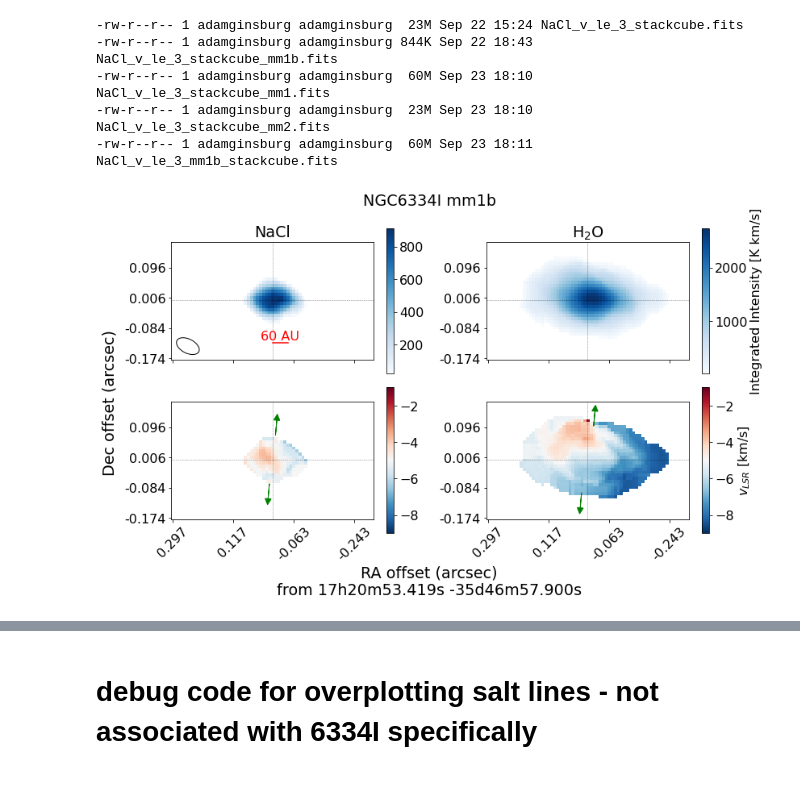
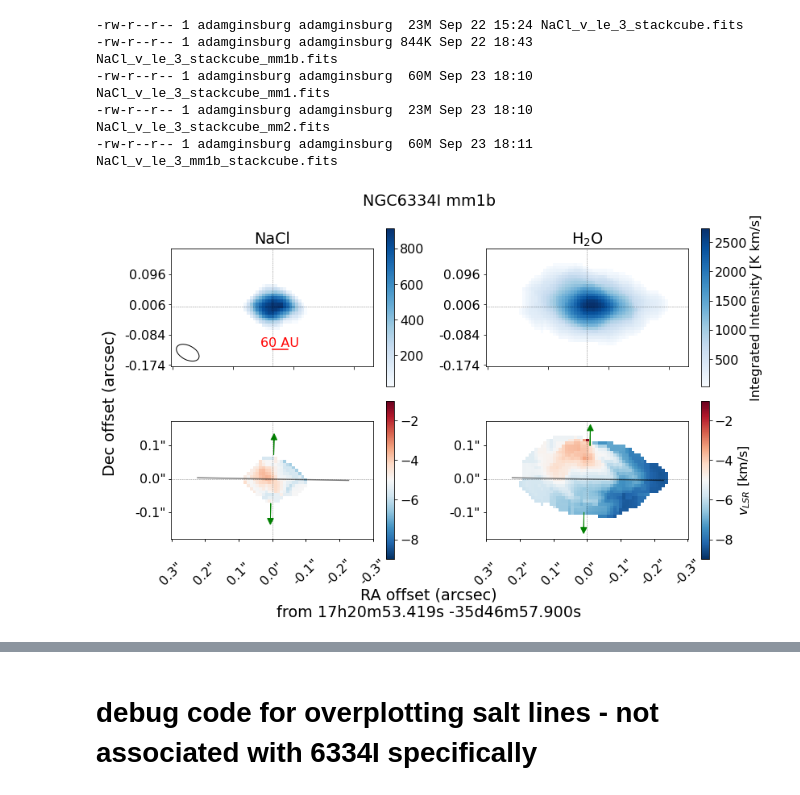
Before and after one commit to keflavich/saltmining, a Jupyter notebook: notebooks/SanhuezaN6334I.ipynb, the cells around one changed output, grey strips where cells are left out. Saved outputs shown, nothing was run; the diff lists cells and outputs as text; code cells hidden in the pictures.

```diff
--- a/notebooks/SanhuezaN6334I.ipynb
+++ b/notebooks/SanhuezaN6334I.ipynb
@@ -1227,7 +1227,7 @@ import pvextractor
 # %% [markdown]
 Brogan 2018 shows the outflow is nearly straight N/S
 # %%
-pathmm1angle = 270*u.deg
+pathmm1angle = 269*u.deg
 pathmm1 = pvextractor.Path(coordinates.SkyCoord([mm1b[0].center.directional_offset_by(pathmm1angle,0.25*u.arcsec, ),
                                                  mm1b[0].center.directional_offset_by(pathmm1angle+180*u.deg,0.25*u.arcsec, )]))
 pvmm1 = pvextractor.extract_pv_slice(stackcmm1b, pathmm1)
@@ -1361,12 +1361,12 @@ ax2.set_title("H$_2$O")
 cb2 = pl.colorbar(mappable=im2)
 cb2.set_label("Integrated Intensity [K km/s]")
 
-ax3 = pl.subplot(2,2,3, )#projection=m1.wcs)
+ax3 = pl.subplot(2,2,3, projection=m1.wcs)
 im3 = ax3.imshow(m1.value, cmap='RdBu_r', origin='lower',  vmin=vmin, vmax=vmax)
 pl.colorbar(mappable=im3)
 
 
-ax4 = pl.subplot(2,2,4, )#projection=m1h2omm1.wcs)
+ax4 = pl.subplot(2,2,4, projection=m1h2o.wcs)
 im4 = ax4.imshow(m1h2o.value, cmap='RdBu_r', origin='lower', vmin=vmin, vmax=vmax)
 cb4 = pl.colorbar(mappable=im4)
 cb4.set_label("$v_{LSR}$ [km/s]")
@@ -1396,52 +1396,84 @@ for ax_ in (ax1,ax2,ax3,ax4):
 
     ax_.axis(axlims)
 
+
 for ax_ in (ax1,ax2):
     ax_.set_xticklabels([])
+
+for ax_ in (ax3, ax4):
+    ra = ax_.coords['ra']
+    ra.set_auto_axislabel(False)
+    dec = ax_.coords['dec']
+    ra.set_coord_type('longitude', 180)
+    overlay = ax_.get_coords_overlay(offset_loc.skyoffset_frame())
+    ra.set_ticklabel_visible(False)
+    dec.set_ticklabel_visible(False)
+    ra.set_ticks_visible(False)
+    dec.set_ticks_visible(False)
+
+    lon = overlay['lon']
+    lon.set_coord_type('longitude', 180)
+    lon.set_format_unit(u.arcsec)
+    lon.set_ticklabel(rotation=45, pad=40)
+    lon.set_ticks_position('b')
+    lon.set_ticklabel_position('b')
+    lon.set_axislabel_position('b')
+    lon.set_axislabel(" ")
+    lon.set_ticks(spacing=0.1*u.arcsec)
+    lat = overlay['lat']
+    lat.set_format_unit(u.arcsec)
+    lat.set_ticklabel()
+    lat.set_ticks_position('l')
+    lat.set_ticklabel_position('l')
+    lat.set_axislabel_position('l')
+    lat.set_axislabel(" ")
 
 
 # this is all kinda wrong; I drew a line on the figure but it doesn't trace Brogan+
 # so instead we're just using approximate...
 outflow_bottom = SkyCoord("17:20:53.4205024071", "-35:46:58.0133617468", frame='icrs', unit=(u.h, u.deg))
 outflow_top = SkyCoord("17:20:53.4158639158", "-35:46:57.8108762201", frame='icrs', unit=(u.h, u.deg))
-angle = 175*u.deg
+angle = 179*u.deg
 dl = 5
 dx = np.sin(angle)*dl
 dy = np.cos(angle)*dl
-ax3.arrow(xc+1, yc+8, dx, -dy, head_width=2, head_length=2, color='green')
-ax3.arrow(xc-1, yc-8, -dx, dy, head_width=2, head_length=2, color='green')
-ax4.arrow(xc+2, yc+11, dx, -dy, head_width=2, head_length=2, color='green')
-ax4.arrow(xc-2, yc-11, -dx, dy, head_width=2, head_length=2, color='green')
+ax3.arrow(xc+0.5, yc+8, dx, -dy, head_width=2, head_length=2, color='green')
+ax3.arrow(xc-0.5, yc-8, -dx, dy, head_width=2, head_length=2, color='green')
+ax4.arrow(xc+1.0, yc+11, dx, -dy, head_width=2, head_length=2, color='green')
+ax4.arrow(xc-1.0, yc-11, -dx, dy, head_width=2, head_length=2, color='green')
+
+pathmm1.show_on_axis(ax3, spacing=5, color='k', alpha=0.5)
+pathmm1.show_on_axis(ax4, spacing=5, color='k', alpha=0.5)
 
 pl.suptitle("NGC6334I mm1b")
 blx = xc
 bly = 5
 ax1.plot([blx, blx+dp_60], [bly,bly], color='r')
 ax1.text(blx + dp_60/2, bly+1, f'60 AU', horizontalalignment='center', color='r')
 
 bm = stackc_mm1b.beam
 bmell = bm.ellipse_to_plot(5, 4, pixscale)
 bmell.set_facecolor('none')
 bmell.set_edgecolor('k')
 ax1.add_artist(bmell)
 
 
 #ax = fig.add_subplot(111,frameon=False)
 #pl.tick_params(labelcolor='none', top=False, bottom=False, left=False, right=False)
 #ax.set_xlabel(f"RA offset (arcsec)\nfrom {offset_loc.to_string('hmsdms', precision=3)}", labelpad=30)
 #ax.set_ylabel("Dec offset (arcsec)", labelpad=15)
 
-fig.supxlabel(f"RA offset (arcsec)\nfrom {offset_loc.to_string('hmsdms', precision=3)}", y=0.05)
+fig.supxlabel(f"RA offset (arcsec)\nfrom {offset_loc.to_string('hmsdms', precision=3)}", y=0.00)
 fig.supylabel("Dec offset (arcsec)", x=0.03)
 
 
 pl.tight_layout()
 pl.savefig("NGC6334Imm1b_m0m1_grid_ticks.png", bbox_inches='tight', dpi=300)
 #
 #contrep,_ = reproject.reproject_interp(cont[0].hdu, m0.header)
 #for ax_ in (ax1,ax2,ax3,ax4):
 #    ax_.contour(contrep,
 #                levels=[0.01, 0.02, 0.03, 0.04], colors=['k']*5, linewidths=[0.5]*5)
 #pl.savefig("G17_m0m1_grid_ticks_withcont.png", bbox_inches='tight', dpi=300)
 # %% [output]
-[figure, old version]
+[figure, new version]
```
Also changed, not shown: parts of 6 cells of this notebook, 9 other files.
